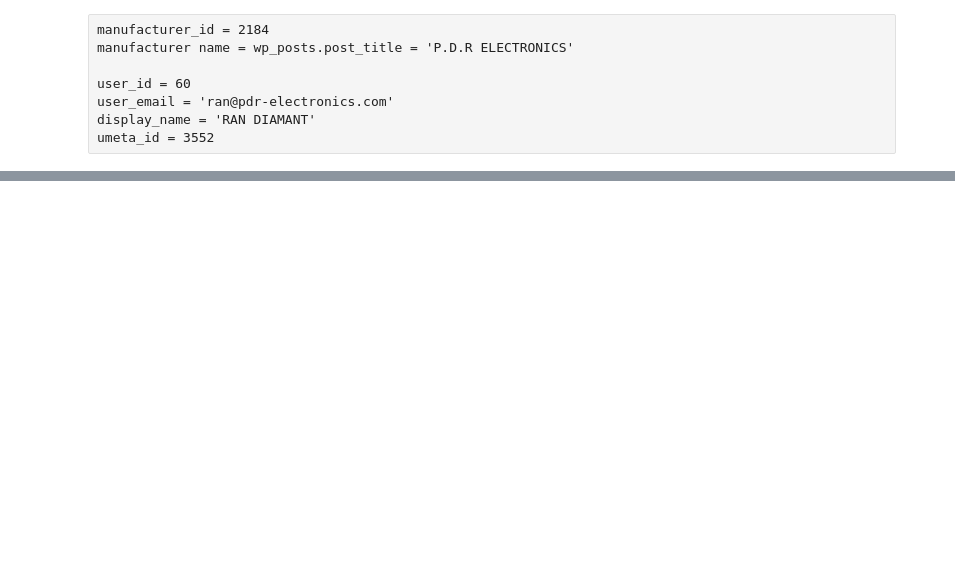
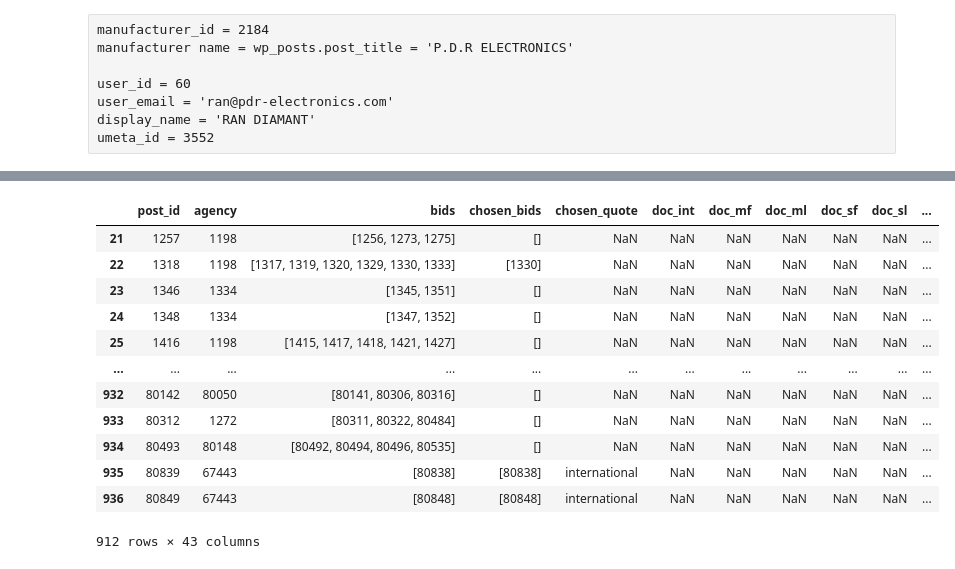
Before and after one commit to ophir-friedler/manufuture, a Jupyter notebook: manu_python/High_level_stats.ipynb, the cells around one changed output, grey strips where cells are left out. Cells and saved outputs as stored; diff of their text form; code cells hidden in the pictures; blank space fills up the shorter version.

```diff
--- a/manu_python/High_level_stats.ipynb
+++ b/manu_python/High_level_stats.ipynb
@@ -296,2 +378,18 @@ searchString("Metalif")
+# %%
+all_tables_df['wp_type_quote']
+# %% [output]
+|  | post_id | agency | bids | chosen_bids | chosen_quote | doc_int | doc_mf | doc_ml | doc_sf | doc_sl | ... |
+| 21 | 1257 | 1198 | [1256, 1273, 1275] | [] | NaN | NaN | NaN | NaN | NaN | NaN | ... |
+| 22 | 1318 | 1198 | [1317, 1319, 1320, 1329, 1330, 1333] | [1330] | NaN | NaN | NaN | NaN | NaN | NaN | ... |
+| 23 | 1346 | 1334 | [1345, 1351] | [] | NaN | NaN | NaN | NaN | NaN | NaN | ... |
+| 24 | 1348 | 1334 | [1347, 1352] | [] | NaN | NaN | NaN | NaN | NaN | NaN | ... |
+| 25 | 1416 | 1198 | [1415, 1417, 1418, 1421, 1427] | [] | NaN | NaN | NaN | NaN | NaN | NaN | ... |
+| ... | ... | ... | ... | ... | ... | ... | ... | ... | ... | ... | ... |
+| 932 | 80142 | 80050 | [80141, 80306, 80316] | [] | NaN | NaN | NaN | NaN | NaN | NaN | ... |
+| 933 | 80312 | 1272 | [80311, 80322, 80484] | [] | NaN | NaN | NaN | NaN | NaN | NaN | ... |
+| 934 | 80493 | 80148 | [80492, 80494, 80496, 80535] | [] | NaN | NaN | NaN | NaN | NaN | NaN | ... |
+| 935 | 80839 | 67443 | [80838] | [80838] | international | NaN | NaN | NaN | NaN | NaN | ... |
+| 936 | 80849 | 67443 | [80848] | [80848] | international | NaN | NaN | NaN | NaN | NaN | ... |
+912 rows × 43 columns
 # %%
 wp_parts.groupby('machining_process').count()
```
Also changed, not shown: parts of 23 cells of this notebook, 8 other files.
